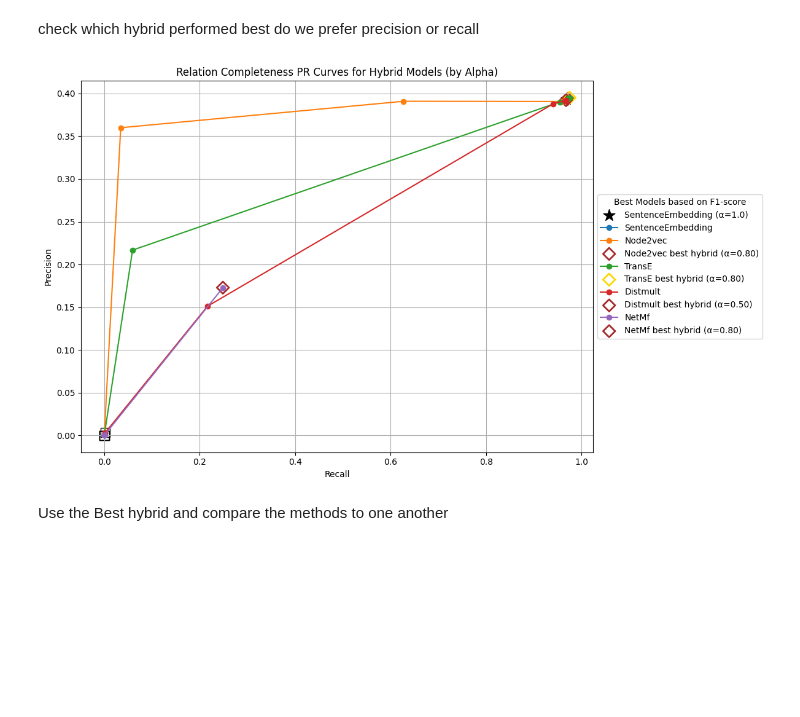
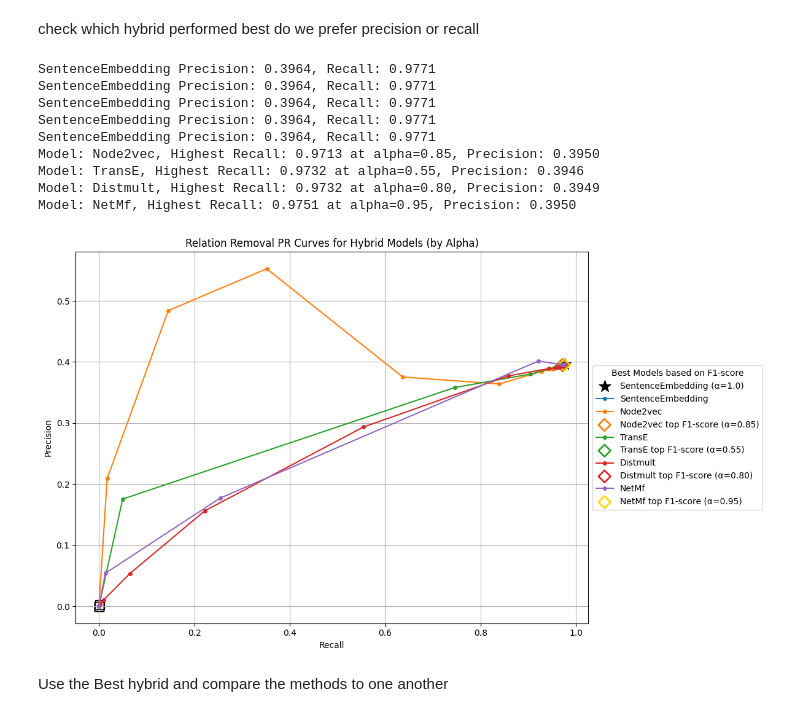
Before and after one commit to Timszy/entity-deduplication-hack-main, a Jupyter notebook: EvaluateRelations.ipynb, the cells around one changed output. Saved outputs shown, nothing was run; the diff lists cells and outputs as text; code cells hidden in the pictures; blank space fills up the shorter version.

```diff
--- a/EvaluateRelations.ipynb
+++ b/EvaluateRelations.ipynb
@@ -107,6 +107,7 @@ if 'SentenceEmbedding.json' in [os.path.basename(os.path.join(match_dir, "Senten
             if alpha == 1.0:
                 se_precision = curve['precisions'][i]
                 se_recall = curve['recalls'][i]
+                print(f"SentenceEmbedding Precision: {se_precision:.4f}, Recall: {se_recall:.4f}")
                 break
     if se_precision is not None and se_recall is not None:
         plt.scatter(se_recall, se_precision, marker='*', s=200, color='black', label='SentenceEmbedding (α=1.0)')
@@ -132,35 +133,44 @@ for model, curve in pr_curves.items():
     best_f1_model = -1
     for i, (p, r) in enumerate(zip(hybrid_precisions, hybrid_recalls)):
         f1 = 2 * p * r / (p + r) if (p + r) > 0 else 0
         if f1 > best_f1_model:
             best_f1_model = f1
             best_idx_model = i
     if best_idx_model is not None:
         marker_color = 'gold' if model == best_model else line_color
         plt.scatter(
             hybrid_recalls[best_idx_model],
             hybrid_precisions[best_idx_model],
             marker='D', s=100,
             edgecolor=marker_color,
             facecolor='none',
             linewidths=2,
             label=f"{model} top F1-score (α={hybrid_alphas[best_idx_model]:.2f})"
         )
 
 plt.xlabel('Recall')
 plt.ylabel('Precision')
-plt.title('Syntactic Variations PR Curves for Hybrid Models (by Alpha)')
+plt.title('Relation Removal PR Curves for Hybrid Models (by Alpha)')
 plt.legend(
     loc='center left',       # place legend to the right
     bbox_to_anchor=(1, 0.5), # shift legend outside plot
     title='Best Models based on F1-score',  # legend header title
     frameon=True
 )
 plt.grid(True)
 plt.tight_layout()
 plt.show()
 # %% [output]
+SentenceEmbedding Precision: 0.3964, Recall: 0.9771
+SentenceEmbedding Precision: 0.3964, Recall: 0.9771
+SentenceEmbedding Precision: 0.3964, Recall: 0.9771
+SentenceEmbedding Precision: 0.3964, Recall: 0.9771
+SentenceEmbedding Precision: 0.3964, Recall: 0.9771
+Model: Node2vec, Highest Recall: 0.9713 at alpha=0.85, Precision: 0.3950
+Model: TransE, Highest Recall: 0.9732 at alpha=0.55, Precision: 0.3946
+Model: Distmult, Highest Recall: 0.9732 at alpha=0.80, Precision: 0.3949
+Model: NetMf, Highest Recall: 0.9751 at alpha=0.95, Precision: 0.3950
-[figure, old version]
+[figure, new version]
 # %% [markdown]
 Use the Best hybrid and compare the methods to one another
 # %%
```
Also changed, not shown: parts of 2 cells of this notebook, 15 other files.
